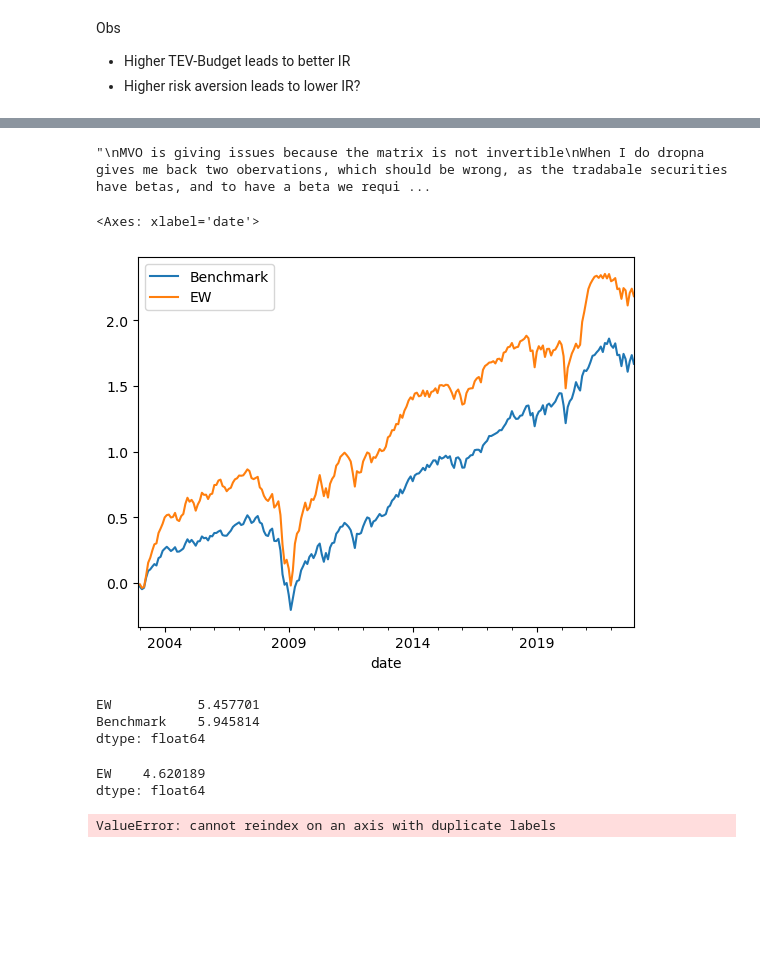
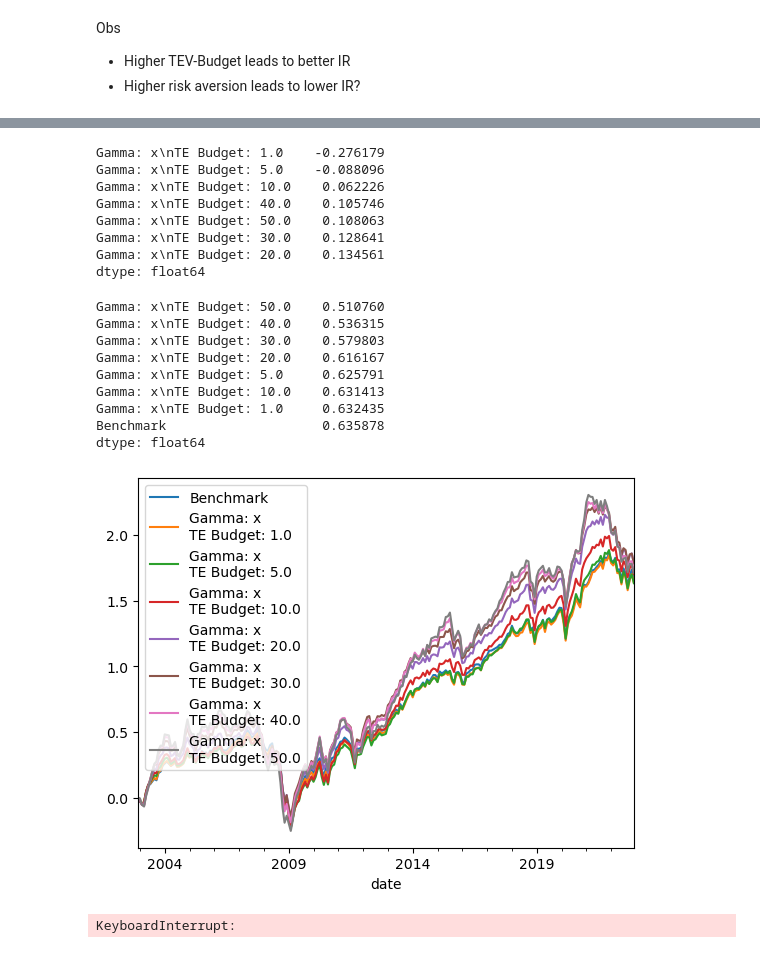
Before and after one commit to fcoibanez/regimeaware, a Jupyter notebook: notebooks/empirical.ipynb, the cells around one changed output, grey strips where cells are left out. Saved outputs shown, nothing was run; the diff lists cells and outputs as text; code cells hidden in the pictures; blank space fills up the shorter version.

```diff
--- a/notebooks/empirical.ipynb
+++ b/notebooks/empirical.ipynb
@@ -129,3 +200,40 @@ Obs
+# %%
+collect_bt = {}
+# for t in cfg.tev_budget_iter:
+for t in [.01, .05, .1, .2, .3, .4, .5]:
+    wt = wts.xs(t)
+    collect_bt[t] = wt.shift(1).mul(rt).dropna(how='all').sum(axis=1)
+
+bt = pd.DataFrame.from_dict(collect_bt)
+bt = bt.reindex(bm.index).fillna(0)
+bt.columns = [f'Gamma: x\nTE Budget: {x * 100}' for x in bt.columns]
+
+df = bm.to_frame(name='Benchmark').join(bt.add(1).cumprod())
+df.apply(np.log).plot()
+
+tracking = df.pct_change().sub(df['Benchmark'].pct_change(), axis=0).drop('Benchmark', axis=1)
+display((tracking.mean() / tracking.std() * np.sqrt(12)).sort_values())
+
+display((df.pct_change().mean() / df.pct_change().std() * np.sqrt(12)).sort_values())
+# %% [output]
+Gamma: x\nTE Budget: 1.0    -0.276179
+Gamma: x\nTE Budget: 5.0    -0.088096
+Gamma: x\nTE Budget: 10.0    0.062226
+Gamma: x\nTE Budget: 40.0    0.105746
+Gamma: x\nTE Budget: 50.0    0.108063
+Gamma: x\nTE Budget: 30.0    0.128641
+Gamma: x\nTE Budget: 20.0    0.134561
+dtype: float64
+Gamma: x\nTE Budget: 50.0    0.510760
+Gamma: x\nTE Budget: 40.0    0.536315
+Gamma: x\nTE Budget: 30.0    0.579803
+Gamma: x\nTE Budget: 20.0    0.616167
+Gamma: x\nTE Budget: 5.0     0.625791
+Gamma: x\nTE Budget: 10.0    0.631413
+Gamma: x\nTE Budget: 1.0     0.632435
+Benchmark                    0.635878
+dtype: float64
+[figure, added]
 # %%
 """
 MVO is giving issues because the matrix is not invertible
@@ -134,9 +242,5 @@ For this reason, I'd expect each stock to have the last 120 obs valid
 
 Confirmed, the matrix is not invertible and that was causing the issues while optimizing
 
-Two benchmarks:
-1. EW
-2. Historical beta estimation
+Compared to: Historical beta estimation
 """
-# %% [output]
-"\nMVO is giving issues because the matrix is not invertible\nWhen I do dropna gives me back two obervations, which should be wrong, as the tradabale securities have betas, and to have a beta we requi ...
@@ -153,21 +247,3 @@ bt = wts.shift(1).mul(rt).dropna(how='all').sum(axis=1)
-# %%
-df = bm.to_frame(name='Benchmark').join(bt.rename('EW').add(1).cumprod())
-df.apply(np.log).plot()
-# %% [output]
-<Axes: xlabel='date'>
-[figure, removed]
-# %%
-df.mean().div(df.std()).mul(np.sqrt(12)).sort_values()
-# %% [output]
-EW           5.457701
-Benchmark    5.945814
-dtype: float64
-# %%
-tracking = df.sub(df['Benchmark'], axis=0).drop('Benchmark', axis=1)
-tracking.mean().div(tracking.std()).mul(np.sqrt(12)).sort_values()
-# %% [output]
-EW    4.620189
-dtype: float64
 # %%
 collect_w = {}
 
@@ -217,7 +293,7 @@ for window in cfg.ols_windows:
                 tev_budget.value = (t / 12) ** 2
 
                 prob = cp.Problem(cp.Maximize(port_return - gamma * port_risk), constraints)
-                prob.solve(verbose=False)
+                prob.solve(verbose=False, solver=cp.CLARABEL)
                 collect_w[(window, t, g, dt)] = pd.Series(w.value.flatten(), index=sec_ids)
 # %% [output]
-ValueError: cannot reindex on an axis with duplicate labels
+KeyboardInterrupt:
```
Also changed, not shown: parts of 18 cells of this notebook, 1 other file.
